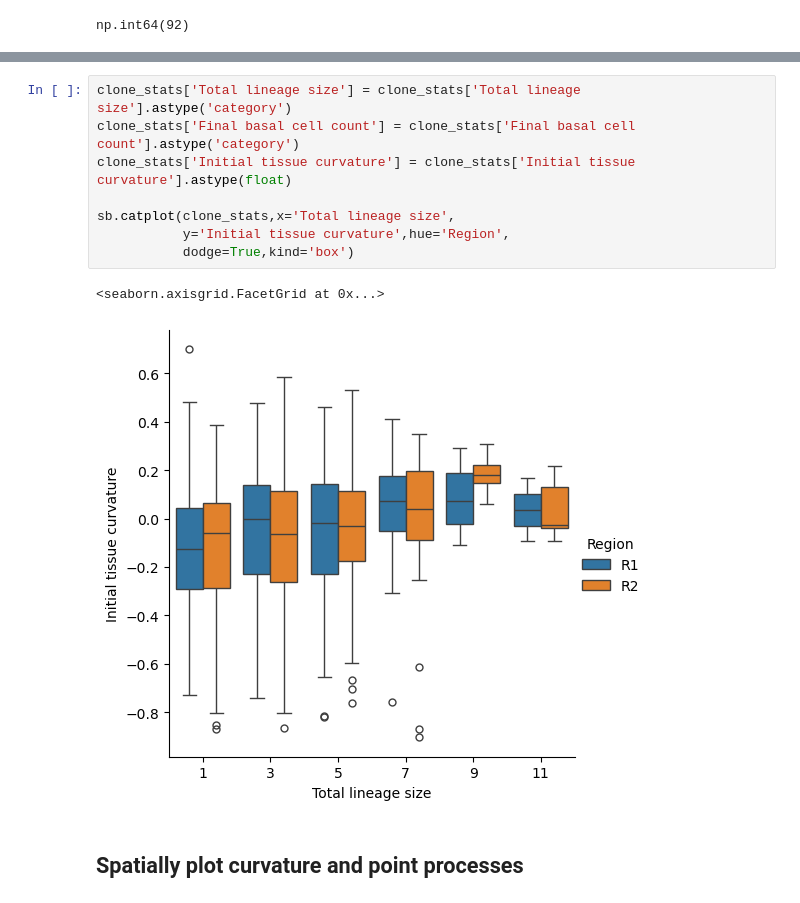
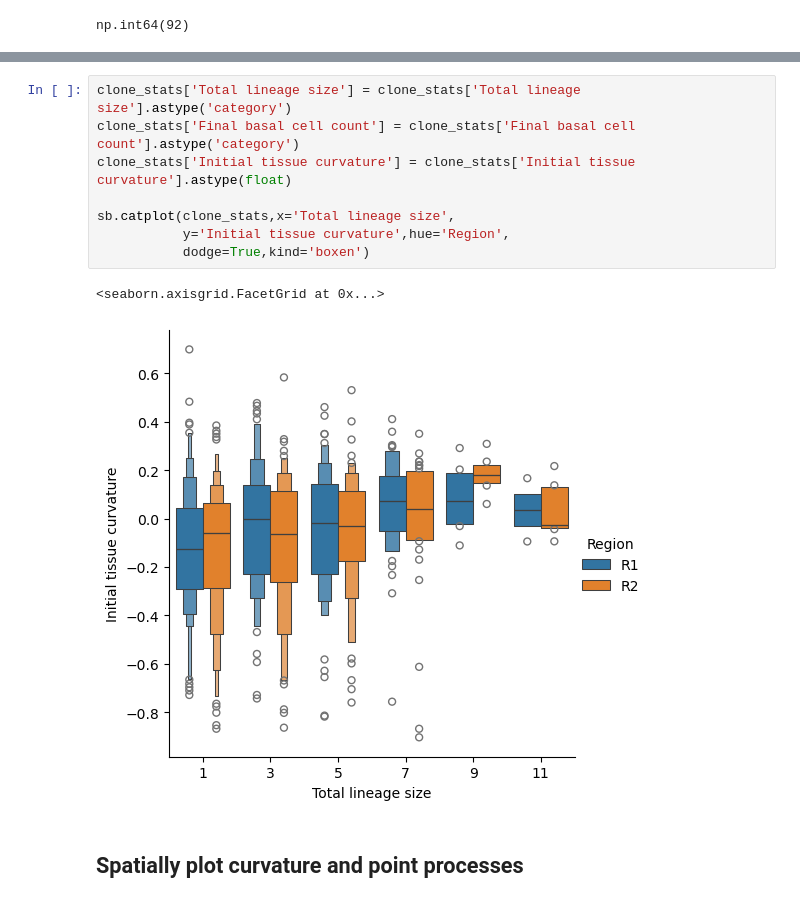
Before and after one commit to xies/mouse_skin_size_control, a Jupyter notebook: 2025_lineage_analysis/tissue_curvature/tissue_curvature_clone_size.ipynb, the cells around one changed output, grey strips where cells are left out. Cells and saved outputs as stored; diff of their text form.

```diff
--- a/2025_lineage_analysis/tissue_curvature/tissue_curvature_clone_size.ipynb
+++ b/2025_lineage_analysis/tissue_curvature/tissue_curvature_clone_size.ipynb
@@ -113,14 +116,14 @@ v. total size: R = 0.17475805989075205, P = 4.006310522197932e-06
 # %%
 clone_stats['Total lineage size'] = clone_stats['Total lineage size'].astype('category')
 clone_stats['Final basal cell count'] = clone_stats['Final basal cell count'].astype('category')
 clone_stats['Initial tissue curvature'] = clone_stats['Initial tissue curvature'].astype(float)
 
 sb.catplot(clone_stats,x='Total lineage size',
            y='Initial tissue curvature',hue='Region',
-           dodge=True,kind='box')
+           dodge=True,kind='boxen')
 # %% [output]
 <seaborn.axisgrid.FacetGrid at 0x...>
-[figure, old version]
+[figure, new version]
 # %% [markdown]
 ## Spatially plot curvature and point processes
 # %%
```
Also changed, not shown: parts of 35 cells of this notebook, 11 other files.
